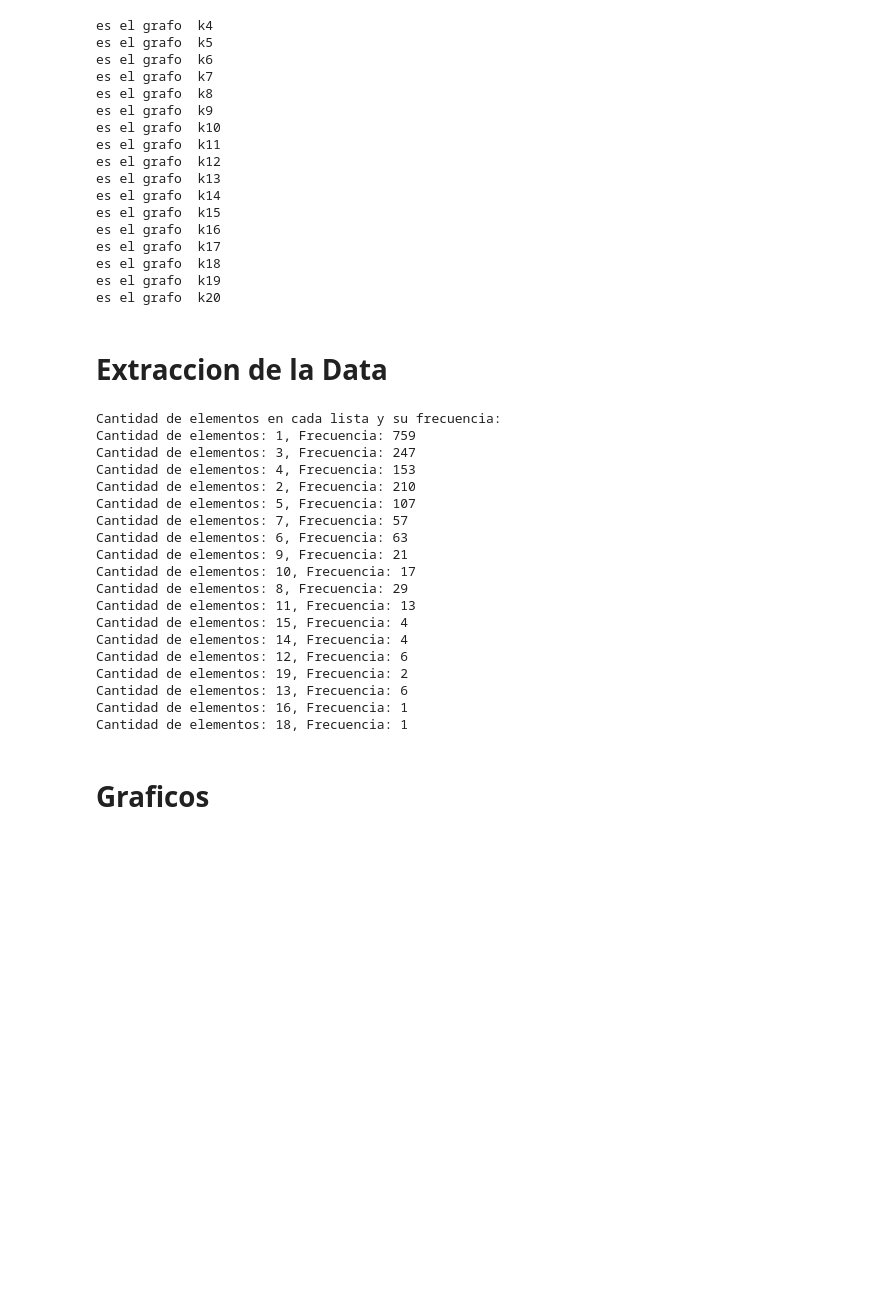
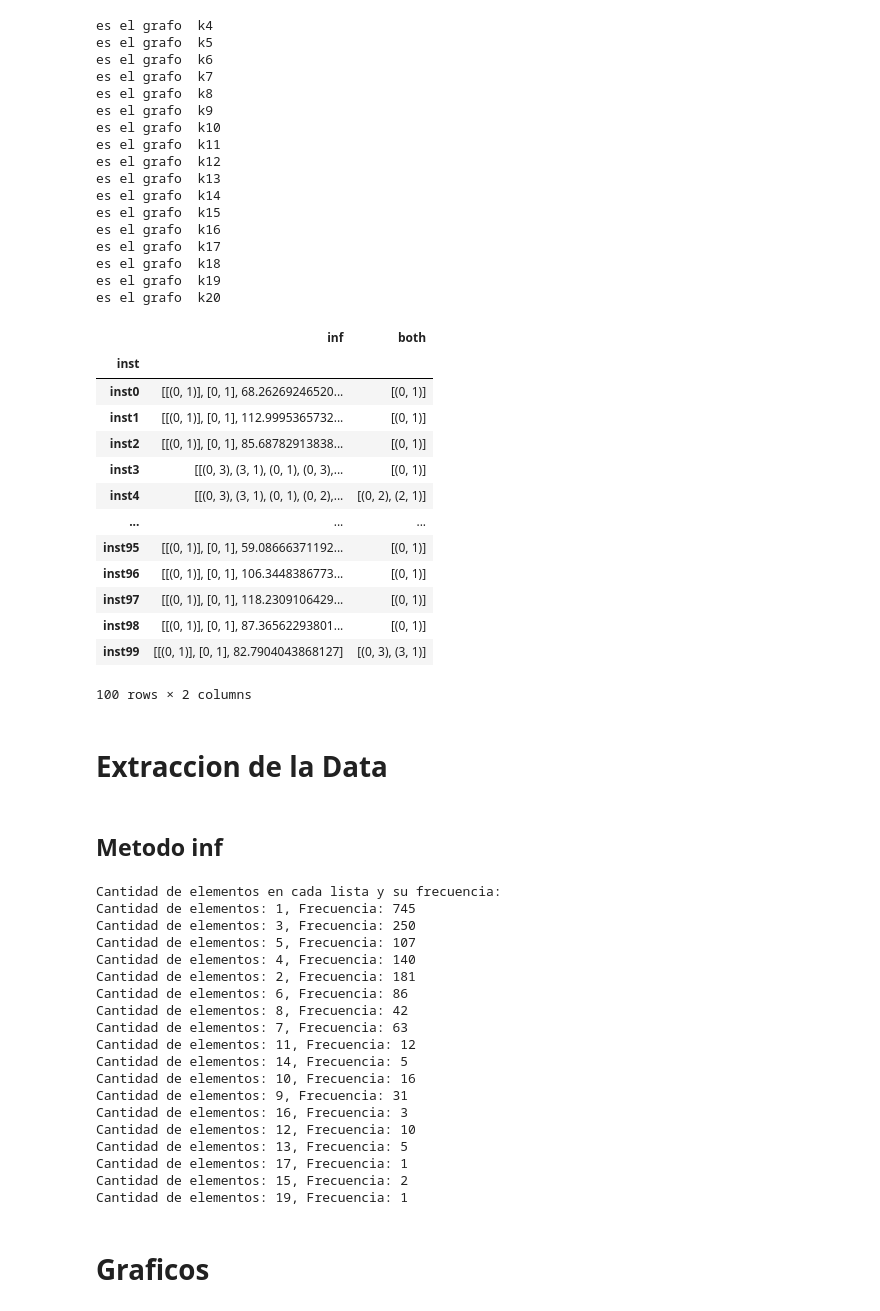
Before and after one commit to clazo2018/OPD-problem-, a Jupyter notebook: Experiments.ipynb, the cells around one changed output. Drawn from its saved outputs; the diff is of its cells as text; code cells hidden in the pictures; blank space fills up the shorter version.

```diff
--- a/Experiments.ipynb
+++ b/Experiments.ipynb
@@ -73,13 +52,16 @@ for n in range(4, n_clique):
 
         # Se busca el alpha-certificado
         search_inf = search.search_app(method='inf')
-        search_sup = search.search_app(method='sup')
-        search_random = search.search_app(method='random')
+        search_both = search.both_alg()
+
+        #search_sup = search.search_app(method='sup')
+        #search_random = search.search_app(method='random')
 
         # Se guardan los datos
         cert_dic[(f'k{n}', 'inf', f'inst{i}')] = search_inf
-        cert_dic[(f'k{n}', 'sup', f'inst{i}')] = search_sup
-        cert_dic[(f'k{n}', 'random', f'inst{i}')] = search_random
+        cert_dic[(f'k{n}', 'both', f'inst{i}')] = search_both
+        #cert_dic[(f'k{n}', 'sup', f'inst{i}')] = search_sup
+        #cert_dic[(f'k{n}', 'random', f'inst{i}')] = search_random
 # %% [output]
 es el grafo  k4
 es el grafo  k5
@@ -112,15 +94,34 @@ for k in range(4, n_clique):
         inf_sup = key[1]
         inst = key[2]
         if inst not in temp_data:
-            temp_data[inst] = {'inf': None, 'sup': None}
+            temp_data[inst] = {'inf': None, 'both': None}
         temp_data[inst][inf_sup] = cert_dic[key]
 
     # Crear un DataFrame para el conjunto filtrado y agregarlo a dfs
     df = pd.DataFrame(temp_data).transpose()
     df.index.name = 'inst'
     dfs[f'k{k}'] = df
+# %%
+dfs['k4']
+# %% [output]
+|  | inf | both |
+| inst |  |  |
+| inst0 | [[(0, 1)], [0, 1], 68.26269246520... | [(0, 1)] |
+| inst1 | [[(0, 1)], [0, 1], 112.9995365732... | [(0, 1)] |
+| inst2 | [[(0, 1)], [0, 1], 85.68782913838... | [(0, 1)] |
+| inst3 | [[(0, 3), (3, 1), (0, 1), (0, 3),... | [(0, 1)] |
+| inst4 | [[(0, 3), (3, 1), (0, 1), (0, 2),... | [(0, 2), (2, 1)] |
+| ... | ... | ... |
+| inst95 | [[(0, 1)], [0, 1], 59.08666371192... | [(0, 1)] |
+| inst96 | [[(0, 1)], [0, 1], 106.3448386773... | [(0, 1)] |
+| inst97 | [[(0, 1)], [0, 1], 118.2309106429... | [(0, 1)] |
+| inst98 | [[(0, 1)], [0, 1], 87.36562293801... | [(0, 1)] |
+| inst99 | [[(0, 1)], [0, 1], 82.7904043868127] | [(0, 3), (3, 1)] |
+100 rows × 2 columns
 # %% [markdown]
 # Extraccion de la Data
+# %% [markdown]
+## Metodo inf
 # %%
 certificado_dict = {}
 def primer_elemento(lista):
@@ -166,24 +167,24 @@ for cantidad, frecuencia in element_count.items():
     print(f"Cantidad de elementos: {cantidad}, Frecuencia: {frecuencia}")
 # %% [output]
 Cantidad de elementos en cada lista y su frecuencia:
-Cantidad de elementos: 1, Frecuencia: 759
-Cantidad de elementos: 3, Frecuencia: 247
-Cantidad de elementos: 4, Frecuencia: 153
-Cantidad de elementos: 2, Frecuencia: 210
+Cantidad de elementos: 1, Frecuencia: 745
+Cantidad de elementos: 3, Frecuencia: 250
 Cantidad de elementos: 5, Frecuencia: 107
-Cantidad de elementos: 7, Frecuencia: 57
-Cantidad de elementos: 6, Frecuencia: 63
-Cantidad de elementos: 9, Frecuencia: 21
-Cantidad de elementos: 10, Frecuencia: 17
-Cantidad de elementos: 8, Frecuencia: 29
-Cantidad de elementos: 11, Frecuencia: 13
-Cantidad de elementos: 15, Frecuencia: 4
-Cantidad de elementos: 14, Frecuencia: 4
-Cantidad de elementos: 12, Frecuencia: 6
-Cantidad de elementos: 19, Frecuencia: 2
-Cantidad de elementos: 13, Frecuencia: 6
-Cantidad de elementos: 16, Frecuencia: 1
-Cantidad de elementos: 18, Frecuencia: 1
+Cantidad de elementos: 4, Frecuencia: 140
+Cantidad de elementos: 2, Frecuencia: 181
+Cantidad de elementos: 6, Frecuencia: 86
+Cantidad de elementos: 8, Frecuencia: 42
+Cantidad de elementos: 7, Frecuencia: 63
+Cantidad de elementos: 11, Frecuencia: 12
+Cantidad de elementos: 14, Frecuencia: 5
+Cantidad de elementos: 10, Frecuencia: 16
+Cantidad de elementos: 9, Frecuencia: 31
+Cantidad de elementos: 16, Frecuencia: 3
+Cantidad de elementos: 12, Frecuencia: 10
+Cantidad de elementos: 13, Frecuencia: 5
+Cantidad de elementos: 17, Frecuencia: 1
+Cantidad de elementos: 15, Frecuencia: 2
+Cantidad de elementos: 19, Frecuencia: 1
 # %% [markdown]
 # Graficos
 # %%
```
Also changed, not shown: parts of 6 cells of this notebook, 2 other files.
